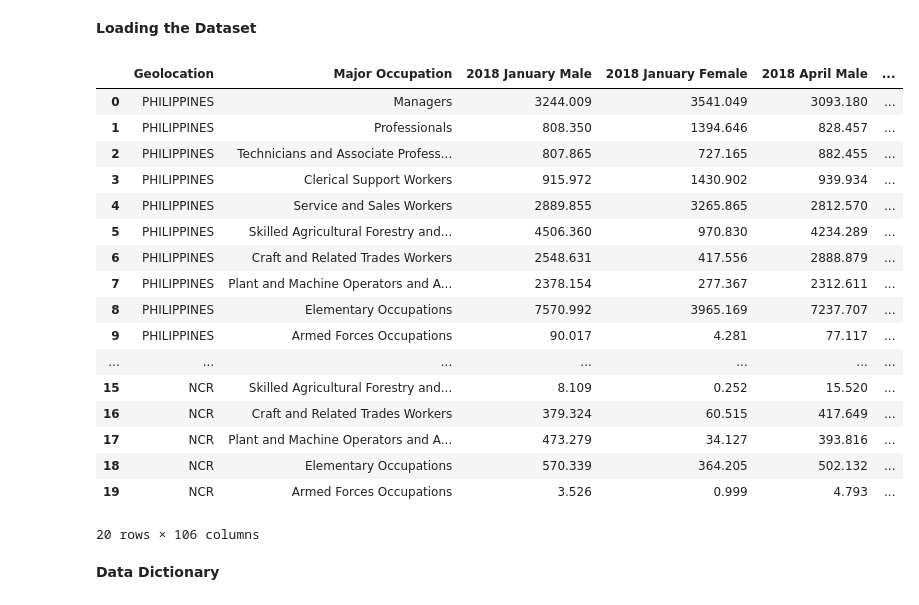
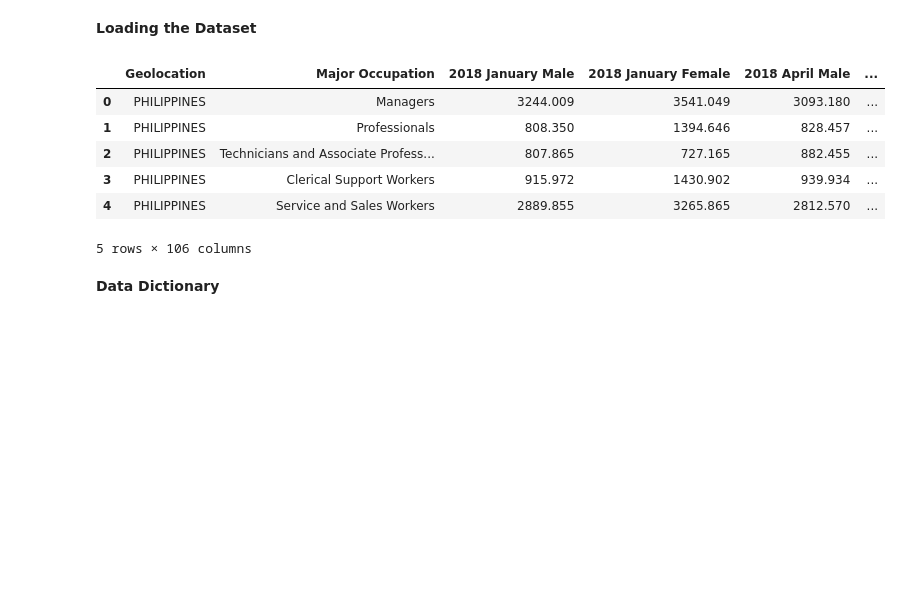
Before and after one commit to hotline8ling/Data-Mining-on-Employed-Persons-by-Major-Occupation-by-Region-by-Sex-in-the-Philippines, a Jupyter notebook: Test_Clean.ipynb, the cells around one changed output. Saved outputs shown, nothing was run; the diff lists cells and outputs as text; code cells hidden in the pictures; blank space fills up the shorter version.

```diff
--- a/Test_Clean.ipynb
+++ b/Test_Clean.ipynb
@@ -32,27 +61,16 @@ from tabulate import tabulate
 # %%
 # Loads the dataset
 df = pd.read_csv("data/Employed Persons by Major Occupation.csv", skiprows=1)
 
-df.head(20)
+df.head(5)
 # %% [output]
 |  | Geolocation | Major Occupation | 2018 January Male | 2018 January Female | 2018 April Male | ... |
 | 0 | PHILIPPINES | Managers | 3244.009 | 3541.049 | 3093.180 | ... |
 | 1 | PHILIPPINES | Professionals | 808.350 | 1394.646 | 828.457 | ... |
 | 2 | PHILIPPINES | Technicians and Associate Profess... | 807.865 | 727.165 | 882.455 | ... |
 | 3 | PHILIPPINES | Clerical Support Workers | 915.972 | 1430.902 | 939.934 | ... |
 | 4 | PHILIPPINES | Service and Sales Workers | 2889.855 | 3265.865 | 2812.570 | ... |
-| 5 | PHILIPPINES | Skilled Agricultural Forestry and... | 4506.360 | 970.830 | 4234.289 | ... |
-| 6 | PHILIPPINES | Craft and Related Trades Workers | 2548.631 | 417.556 | 2888.879 | ... |
-| 7 | PHILIPPINES | Plant and Machine Operators and A... | 2378.154 | 277.367 | 2312.611 | ... |
-| 8 | PHILIPPINES | Elementary Occupations | 7570.992 | 3965.169 | 7237.707 | ... |
-| 9 | PHILIPPINES | Armed Forces Occupations | 90.017 | 4.281 | 77.117 | ... |
-| ... | ... | ... | ... | ... | ... | ... |
-| 15 | NCR | Skilled Agricultural Forestry and... | 8.109 | 0.252 | 15.520 | ... |
-| 16 | NCR | Craft and Related Trades Workers | 379.324 | 60.515 | 417.649 | ... |
-| 17 | NCR | Plant and Machine Operators and A... | 473.279 | 34.127 | 393.816 | ... |
-| 18 | NCR | Elementary Occupations | 570.339 | 364.205 | 502.132 | ... |
-| 19 | NCR | Armed Forces Occupations | 3.526 | 0.999 | 4.793 | ... |
-20 rows × 106 columns
+5 rows × 106 columns
 # %% [markdown]
 **Data Dictionary**
 # %%
```
Also changed, not shown: parts of 35 cells of this notebook, 1 other file.
